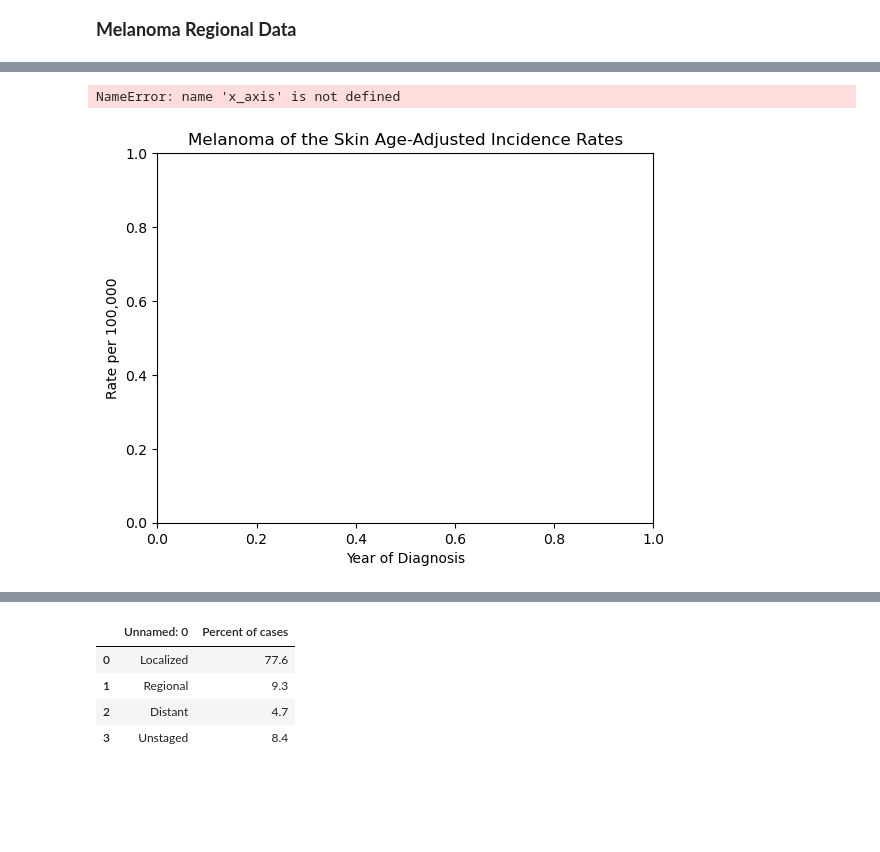
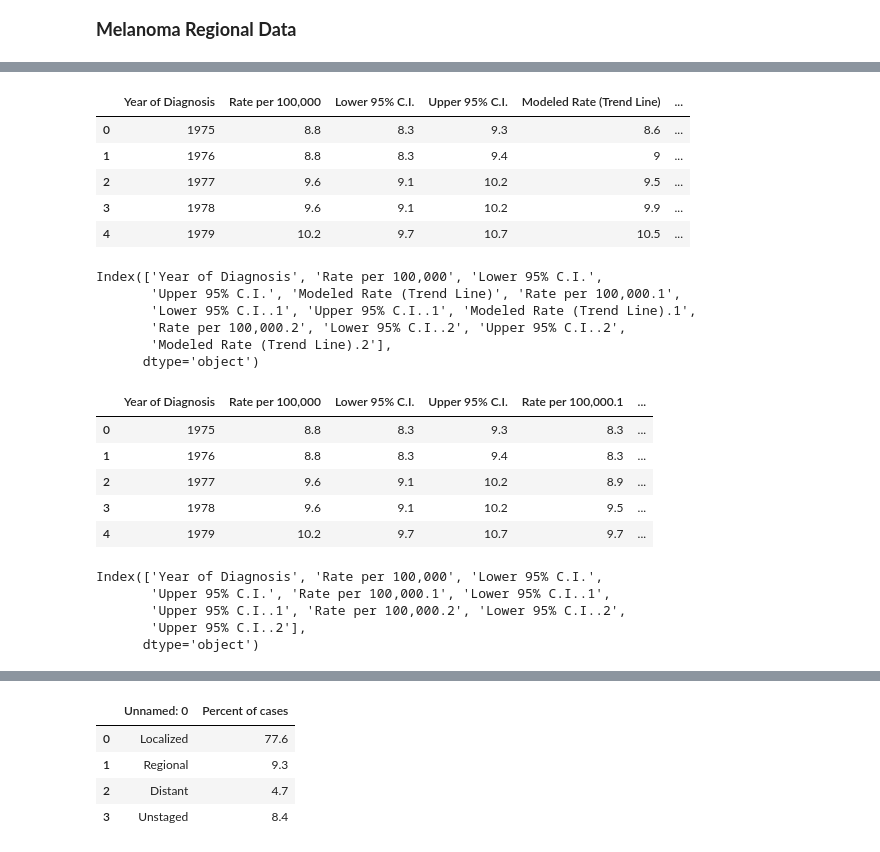
Before and after one commit to ishasaldhi/Project-1, a Jupyter notebook: Terry.ipynb, the cells around one changed output, grey strips where cells are left out. Saved outputs shown, nothing was run; the diff lists cells and outputs as text; code cells hidden in the pictures; blank space fills up the shorter version.

```diff
--- a/Terry.ipynb
+++ b/Terry.ipynb
@@ -32,15 +32,45 @@ Incidences_df.head()
-# %%
-#  Make a Scatter Plot
-plt.scatter(x_axis, data, marker="o", facecolors="red", edgecolors="black",
-            s=x_axis, alpha=0.75)
-plt.show()
-# %% [output]
-NameError: name 'x_axis' is not defined
-# %%
-# Create a title, x label, and y label for our chart
-plt.title("Melanoma of the Skin Age-Adjusted Incidence Rates")
-plt.xlabel("Year of Diagnosis")
-plt.ylabel("Rate per 100,000")
-plt.show()
-# %% [output]
-[figure, removed]
+# %%
+# Clean up and Organize the Data
+
+# Change the Header
+Incidences = Path("Resources/Terry_LongTermIncidenceRate.csv")
+Incidences_df = pd.read_csv(Incidences, skiprows=1)
+Incidences_df.head()
+# %% [output]
+|  | Year of Diagnosis | Rate per 100,000 | Lower 95% C.I. | Upper 95% C.I. | Modeled Rate (Trend Line) | ... |
+| 0 | 1975 | 8.8 | 8.3 | 9.3 | 8.6 | ... |
+| 1 | 1976 | 8.8 | 8.3 | 9.4 | 9 | ... |
+| 2 | 1977 | 9.6 | 9.1 | 10.2 | 9.5 | ... |
+| 3 | 1978 | 9.6 | 9.1 | 10.2 | 9.9 | ... |
+| 4 | 1979 | 10.2 | 9.7 | 10.7 | 10.5 | ... |
+# %%
+# Get a list of all of the columns for reference
+Incidences_df.columns
+# %% [output]
+Index(['Year of Diagnosis', 'Rate per 100,000', 'Lower 95% C.I.',
+       'Upper 95% C.I.', 'Modeled Rate (Trend Line)', 'Rate per 100,000.1',
+       'Lower 95% C.I..1', 'Upper 95% C.I..1', 'Modeled Rate (Trend Line).1',
+       'Rate per 100,000.2', 'Lower 95% C.I..2', 'Upper 95% C.I..2',
+       'Modeled Rate (Trend Line).2'],
+      dtype='object')
+# %%
+# Reduce the Columns
+reduced_Incidences_df = Incidences_df.loc[:, ["Year of Diagnosis", "Rate per 100,000", "Lower 95% C.I.",
+                                    "Upper 95% C.I.", "Rate per 100,000.1", "Lower 95% C.I..1", "Upper 95% C.I..1", "Rate per 100,000.2", "Lower 95% C.I..2","Upper 95% C.I..2"]]
+reduced_Incidences_df.head()
+# %% [output]
+|  | Year of Diagnosis | Rate per 100,000 | Lower 95% C.I. | Upper 95% C.I. | Rate per 100,000.1 | ... |
+| 0 | 1975 | 8.8 | 8.3 | 9.3 | 8.3 | ... |
+| 1 | 1976 | 8.8 | 8.3 | 9.4 | 8.3 | ... |
+| 2 | 1977 | 9.6 | 9.1 | 10.2 | 8.9 | ... |
+| 3 | 1978 | 9.6 | 9.1 | 10.2 | 9.5 | ... |
+| 4 | 1979 | 10.2 | 9.7 | 10.7 | 9.7 | ... |
+# %%
+# Rename the columns
+reduced_Incidences_df.columns
+# %% [output]
+Index(['Year of Diagnosis', 'Rate per 100,000', 'Lower 95% C.I.',
+       'Upper 95% C.I.', 'Rate per 100,000.1', 'Lower 95% C.I..1',
+       'Upper 95% C.I..1', 'Rate per 100,000.2', 'Lower 95% C.I..2',
+       'Upper 95% C.I..2'],
+      dtype='object')
```
Also changed, not shown: parts of 8 cells of this notebook, 2 other files.
